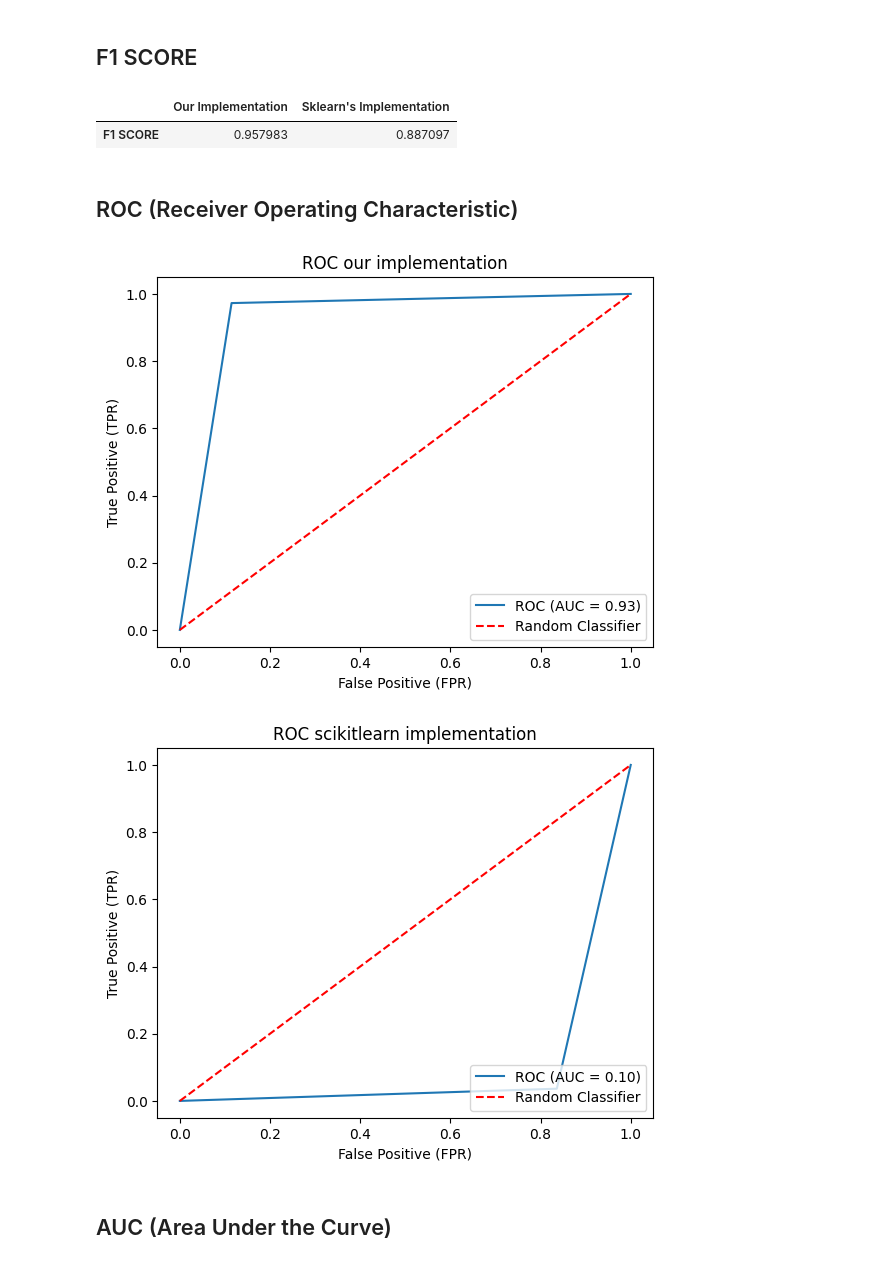
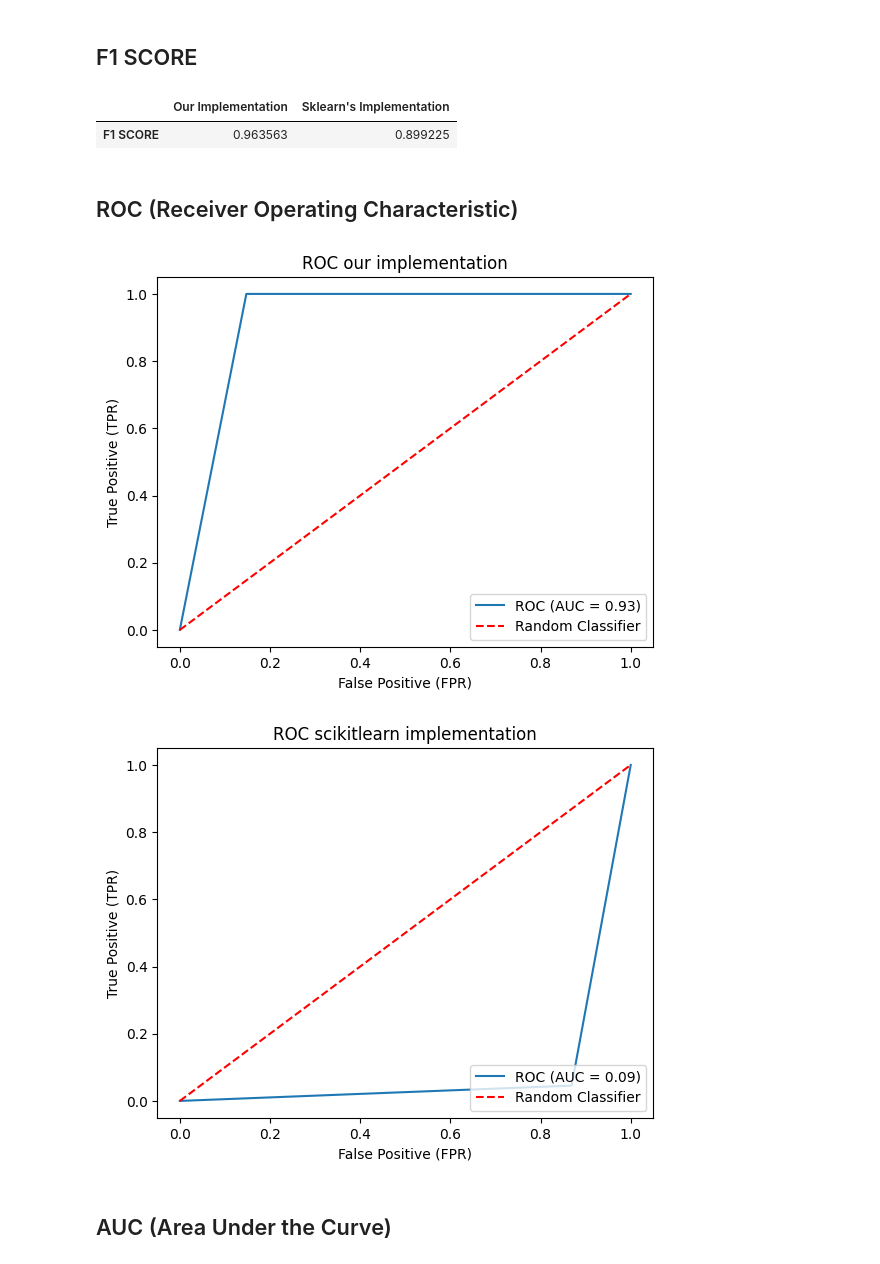
Before and after one commit to garza3333/RP_proyecto1, a Jupyter notebook: DT/dt.ipynb, the cells around one changed output. Saved outputs shown, nothing was run; the diff lists cells and outputs as text; code cells hidden in the pictures.

Commit message:
perf(Decision Tree): best_feat added

```diff
--- a/DT/dt.ipynb
+++ b/DT/dt.ipynb
@@ -14,2 +16,4 @@ pd.set_option('display.width', None)  # No truncar las columnas
+# %%
+best_f = ['mean concave points', 'texture error', 'concave points error', 'symmetry error', 'worst texture', 'worst perimeter', 'worst area', 'worst smoothness', 'worst compactness', 'worst concave points', 'worst fractal dimension']
 # %% [markdown]
 ### Apliying feature engineering and selecting features on tree different datasets
@@ -179,0 +201,12 @@ class DecisionTreeClassifier(object):
+# %%
+from sklearn.model_selection import GridSearchCV
+from sklearn.tree import DecisionTreeClassifier as dt_classifier
+
+param_grid = {'max_depth':[5,10,12,15,17,20,30]}
+tree = dt_classifier()
+grid_search = GridSearchCV(estimator=tree,param_grid=param_grid,scoring="accuracy",cv=5)
+grid_search.fit(X_train,y_train)
+best_params = grid_search.best_params_
+best_score = grid_search.best_score_
+print(best_params)
+print(best_score)
@@ -180,8 +216,5 @@ class DecisionTreeClassifier(object):
 # %%
-X_train, X_test, y_train, y_test = train_test_split(x, y, test_size=0.30, random_state=45)
-
-
-dt_model = DecisionTreeClassifier(max_depth=12,bunch=selected_bunch)
+dt_model = DecisionTreeClassifier(max_depth=best_params['max_depth'],bunch=selected_bunch)
 
 t1 = time.time()
 tree = dt_model.fit(X_train, y_train)
@@ -227,16 +260,19 @@ print(y_test)
  1 0 0 1 1 1 0 0 0 1 0 0 1 1 1 1 1 1 1 1 0 0 0 0 1 1 1 0 1 1 1 1 1 1 0 1 1
  1 1 1 1 0 1 1 1 0 1 0 0 1 1 1 0 0 0 0 1 1 1 1]
 # %%
-from sklearn.tree import DecisionTreeClassifier as sclearn_dt_model
+from sklearn.tree import DecisionTreeClassifier as sklearn_dt_model
 
-sclear_dt_model = sclearn_dt_model(max_depth=12)
+sklearn_dt_model = sklearn_dt_model(max_depth=best_params['max_depth'])
 t1_sc = time.time()
-sclear_dt_model.fit(X_train, y_train)
+sklearn_dt_model.fit(X_train, y_train)
 t2_sc = time.time()
 
 tp_sc_tree = t2_sc-t1_sc
 
-y_pred_sclearn_dt = sclear_dt_model.predict(X_test)
-print(y_pred_sclearn_dt)
+y_pred_sklearn_dt = sklearn_dt_model.predict(X_test)
+print(y_pred_sklearn_dt)
 print(y_test)
+index_list = np.nonzero(sklearn_dt_model.feature_importances_)[0]
+
+print([breast_cancer.feature_names[i] for i in index_list])
 # %% [output]
@@ -336,45 +373,45 @@ pd.DataFrame([[recall, recall_sclearn_dt]],
 ## F1 SCORE
 # %%
 f1score = 2*(precision*recall)/(precision+recall)
-f1score_sclearn_dt = 2*(precision_sclearn_dt*recall_sclearn_dt)/(precision_sclearn_dt+recall_sclearn_dt)
-pd.DataFrame([[f1score, f1score_sclearn_dt]],
+f1score_sklearn_dt = 2*(precision_sklearn_dt*recall_sklearn_dt)/(precision_sklearn_dt+recall_sklearn_dt)
+pd.DataFrame([[f1score, f1score_sklearn_dt]],
              ['F1 SCORE'],
              ['Our Implementation', 'Sklearn\'s Implementation'])
 # %% [output]
 |  | Our Implementation | Sklearn's Implementation |
-| F1 SCORE | 0.957983 | 0.887097 |
+| F1 SCORE | 0.963563 | 0.899225 |
 # %% [markdown]
 ## ROC (Receiver Operating Characteristic)
 # %%
 from sklearn.metrics import roc_curve, roc_auc_score
 import matplotlib.pyplot as plt
 
 fpr, tpr, umbrales = roc_curve(y_test, y_pred)
 
 auc = roc_auc_score(y_test, y_pred)
 
 plt.plot(fpr, tpr, label='ROC (AUC = {:.2f})'.format(auc))
 plt.plot([0, 1], [0, 1], 'r--', label='Random Classifier')
 plt.xlabel('False Positive (FPR)')
 plt.ylabel('True Positive (TPR)')
 plt.title('ROC our implementation')
 plt.legend(loc='lower right')
 plt.show()
 
-fpr, tpr, umbrales = roc_curve(y_test, y_pred_sclearn_dt)
+fpr, tpr, umbrales = roc_curve(y_test, y_pred_sklearn_dt)
 
-auc_sclearn_dt = roc_auc_score(y_test, y_pred_sclearn_dt)
+auc_sklearn_dt = roc_auc_score(y_test, y_pred_sklearn_dt)
 
-plt.plot(fpr, tpr, label='ROC (AUC = {:.2f})'.format(auc_sclearn_dt))
+plt.plot(fpr, tpr, label='ROC (AUC = {:.2f})'.format(auc_sklearn_dt))
 plt.plot([0, 1], [0, 1], 'r--', label='Random Classifier')
 plt.xlabel('False Positive (FPR)')
 plt.ylabel('True Positive (TPR)')
 plt.title('ROC scikitlearn implementation')
 plt.legend(loc='lower right')
 plt.show()
 # %% [output]
-[figure, old version]
+[figure, new version]
-[figure, old version]
+[figure, new version]
 # %% [markdown]
 ## AUC (Area Under the Curve)
 # %%
```
Also changed, not shown: parts of 16 cells of this notebook.
